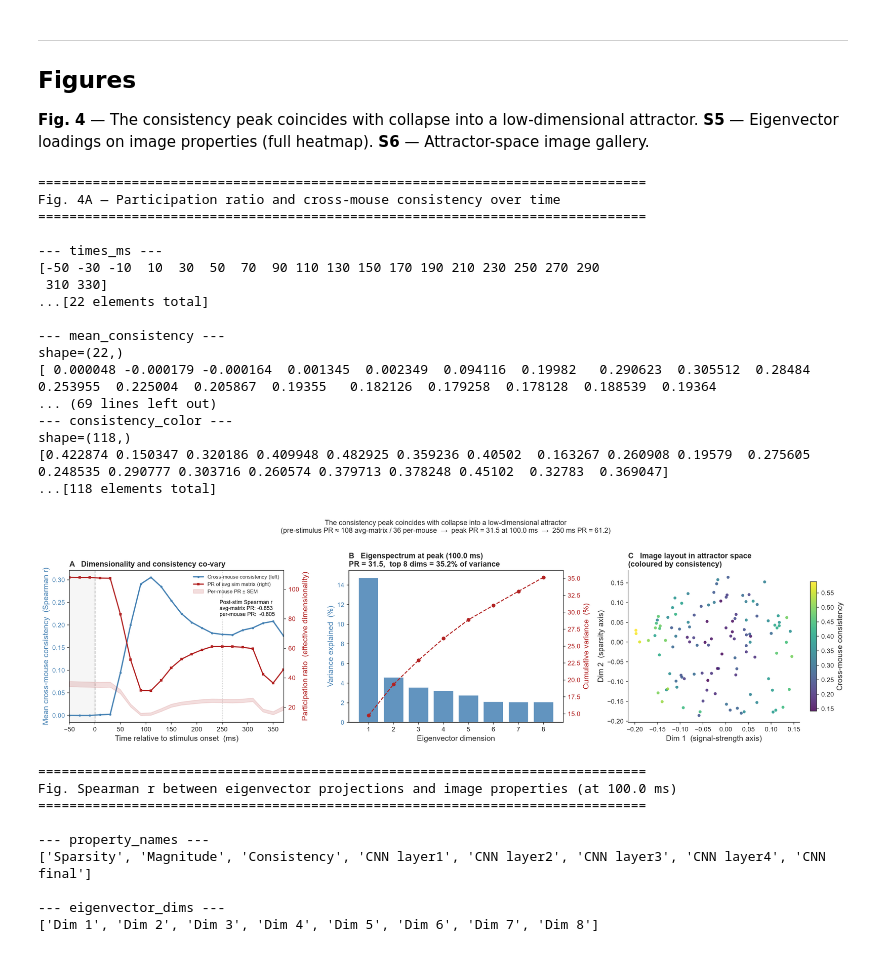
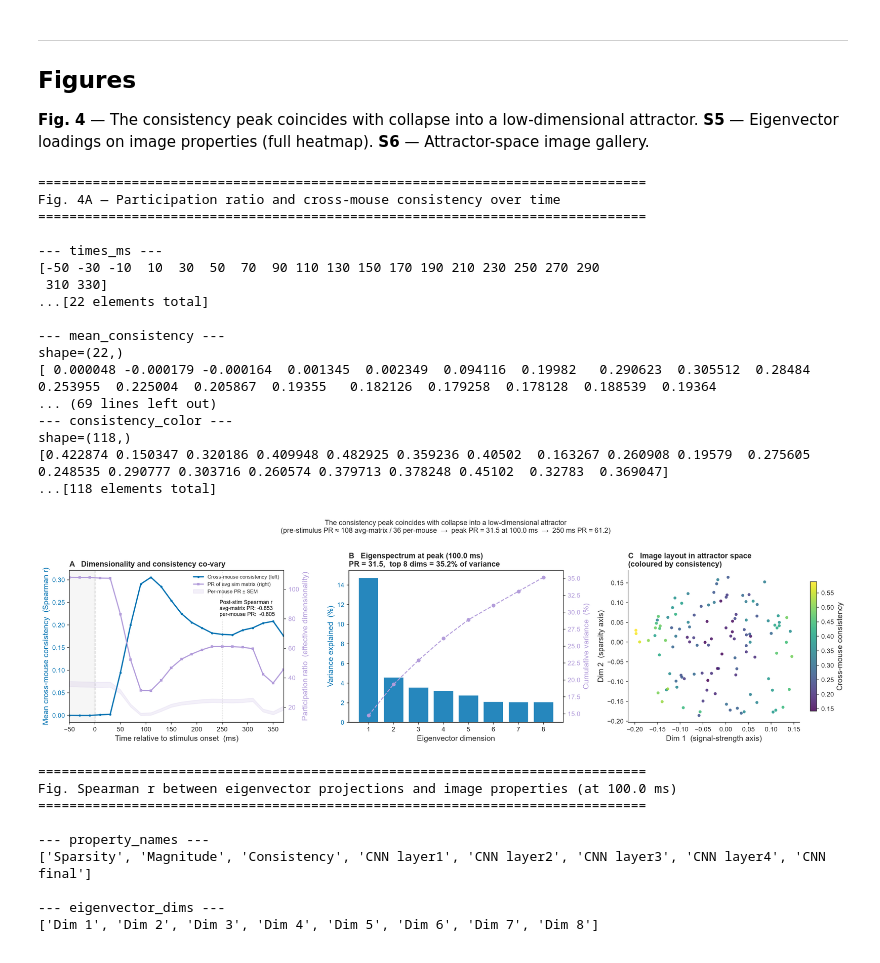
Before and after one commit to Jana-HQ/cross-mouse-v1-rsa, a Jupyter notebook: src/part4_representational_geometry.ipynb, the cells around one changed output. Cells and saved outputs as stored; diff of their text form; code cells hidden in the pictures.

```diff
--- a/src/part4_representational_geometry.ipynb
+++ b/src/part4_representational_geometry.ipynb
@@ -44,17 +44,12 @@ plt.rcParams.update({
     'legend.fontsize': 9.5, 'figure.dpi': 150,
 })
 sns.set_style('ticks')
-COL_NS  = 'steelblue'
-COL_GR  = 'darkorange'
-COL_FIT = 'firebrick'
-COL_REF = 'dimgray'
 
-
-colors  = apply_plot_style()
-COL_NS  = colors["COL_NS"]
-COL_GR  = colors["COL_GR"]
-COL_FIT = colors["COL_FIT"]
-COL_REF = colors["COL_REF"]
+colors   = apply_plot_style()
+COL_DATA = colors["COL_DATA"]   # default single-series consistency curve
+COL_FIT  = colors["COL_FIT"]    # model fits / peak annotations
+COL_REF  = colors["COL_REF"]    # reference lines / baselines
+COL_DIM  = colors["COL_DIM"]    # dimensionality / participation ratio (own quantity)
 # %%
 # Load archive, extract if needed, resolve output paths.
 manifest, bin_edges, ARCHIVE_DIR, FIGURES_DIR, OUTPUTS_DIR = setup_archive(
@@ -308,23 +303,23 @@ ax1.axvspan(SLIDE_START_MS, 0, color='gray', alpha=0.07)
 ax1.axvline(0,   color=COL_REF, linestyle='--', linewidth=1.2, alpha=0.6)
 ax1.axvline(250, color=COL_REF, linestyle=':',  linewidth=1.0, alpha=0.4)
 
-ax1.plot(times_pr_snap, mean_c_snap, color=COL_NS, linewidth=2.0,
+ax1.plot(times_pr_snap, mean_c_snap, color=COL_DATA, linewidth=2.0,
          marker='o', markersize=2.5,
          label='Cross-mouse consistency (left)')
 ax1.set_xlabel('Time relative to stimulus onset  (ms)')
-ax1.set_ylabel('Mean cross-mouse consistency  (Spearman r)', color=COL_NS)
-ax1.tick_params(axis='y', labelcolor=COL_NS)
+ax1.set_ylabel('Mean cross-mouse consistency  (Spearman r)', color=COL_DATA)
+ax1.tick_params(axis='y', labelcolor=COL_DATA)
 ax1.set_xlim(SLIDE_START_MS, SLIDE_END_MS)
 ax1.xaxis.set_major_locator(mticker.MultipleLocator(50))
 
-ax2.plot(times_pr, pr_avg_ts, color=COL_FIT, linewidth=1.8,
+ax2.plot(times_pr, pr_avg_ts, color=COL_DIM, linewidth=1.8,
          marker='s', markersize=2.5, label='PR of avg sim matrix (right)')
 ax2.fill_between(times_pr,
                  pr_pmm_ts - pr_sem_ts,
                  pr_pmm_ts + pr_sem_ts,
-                 color=COL_FIT, alpha=0.15, label='Per-mouse PR ± SEM')
-ax2.set_ylabel('Participation ratio  (effective dimensionality)', color=COL_FIT)
-ax2.tick_params(axis='y', labelcolor=COL_FIT)
+                 color=COL_DIM, alpha=0.15, label='Per-mouse PR ± SEM')
+ax2.set_ylabel('Participation ratio  (effective dimensionality)', color=COL_DIM)
+ax2.tick_params(axis='y', labelcolor=COL_DIM)
 
 # Annotate both r values: averaged-matrix PR (partly definitional with
 # consistency) and per-mouse PR (the less-confounded statistic, since it
@@ -346,14 +341,14 @@ ax1.spines['top'].set_visible(False)
 # Panel B: eigenspectrum
 ax = axes[1]
 ax_twin = ax.twinx()
-ax.bar(range(1, N_EIGVECS + 1), var_exp, color=COL_NS, alpha=0.85)
+ax.bar(range(1, N_EIGVECS + 1), var_exp, color=COL_DATA, alpha=0.85)
 ax_twin.plot(range(1, N_EIGVECS + 1), cum_var, 'o--',
-             color=COL_FIT, linewidth=1.5, markersize=5)
-ax_twin.set_ylabel('Cumulative variance  (%)', color=COL_FIT)
-ax_twin.tick_params(axis='y', labelcolor=COL_FIT)
+             color=COL_DIM, linewidth=1.5, markersize=5)
+ax_twin.set_ylabel('Cumulative variance  (%)', color=COL_DIM)
+ax_twin.tick_params(axis='y', labelcolor=COL_DIM)
 ax.set_xlabel('Eigenvector dimension')
-ax.set_ylabel('Variance explained  (%)', color=COL_NS)
-ax.tick_params(axis='y', labelcolor=COL_NS)
+ax.set_ylabel('Variance explained  (%)', color=COL_DATA)
+ax.tick_params(axis='y', labelcolor=COL_DATA)
 ax.set_title(f'B   Eigenspectrum at peak ({peak_t} ms)\n'
              f'PR = {peak_pr:.1f},  top 8 dims = {cum_var[-1]:.1f}% of variance',
              loc='left', fontweight='bold', pad=6)
@@ -396,34 +391,34 @@ print_figure_data(
     participation_ratio_at_peak=peak_pr,
 )
 print_figure_data(
     'Fig. 4C — Image layout in attractor space (Dim 1 x Dim 2, coloured by consistency)',
     dim1_signal_strength_axis=proj[:, 0],
     dim2_sparsity_axis=proj[:, 1],
     consistency_color=consistency,
 )
 
 plt.tight_layout()
 plt.savefig(FIGURES_DIR / 'fig4_representational_geometry.png', bbox_inches='tight')
 plt.show()
 # %% [output]
 ==============================================================================
 Fig. 4A — Participation ratio and cross-mouse consistency over time
 ==============================================================================
 
 --- times_ms ---
 [-50 -30 -10  10  30  50  70  90 110 130 150 170 190 210 230 250 270 290
  310 330]
 ...[22 elements total]
 
 --- mean_consistency ---
 shape=(22,)
 [ 0.000048 -0.000179 -0.000164  0.001345  0.002349  0.094116  0.19982   0.290623  0.305512  0.28484   0.253955  0.225004  0.205867  0.19355   0.182126  0.179258  0.178128  0.188539  0.19364
 ... (69 lines left out)
 --- consistency_color ---
 shape=(118,)
 [0.422874 0.150347 0.320186 0.409948 0.482925 0.359236 0.40502  0.163267 0.260908 0.19579  0.275605 0.248535 0.290777 0.303716 0.260574 0.379713 0.378248 0.45102  0.32783  0.369047]
 ...[118 elements total]
-[figure, old version]
+[figure, new version]
 # %%
 fig, ax = plt.subplots(figsize=(10, 5))
 im = ax.imshow(eigvec_r, cmap='RdBu_r', vmin=-1, vmax=1, aspect='auto')
```
Also changed, not shown: 26 other files.
